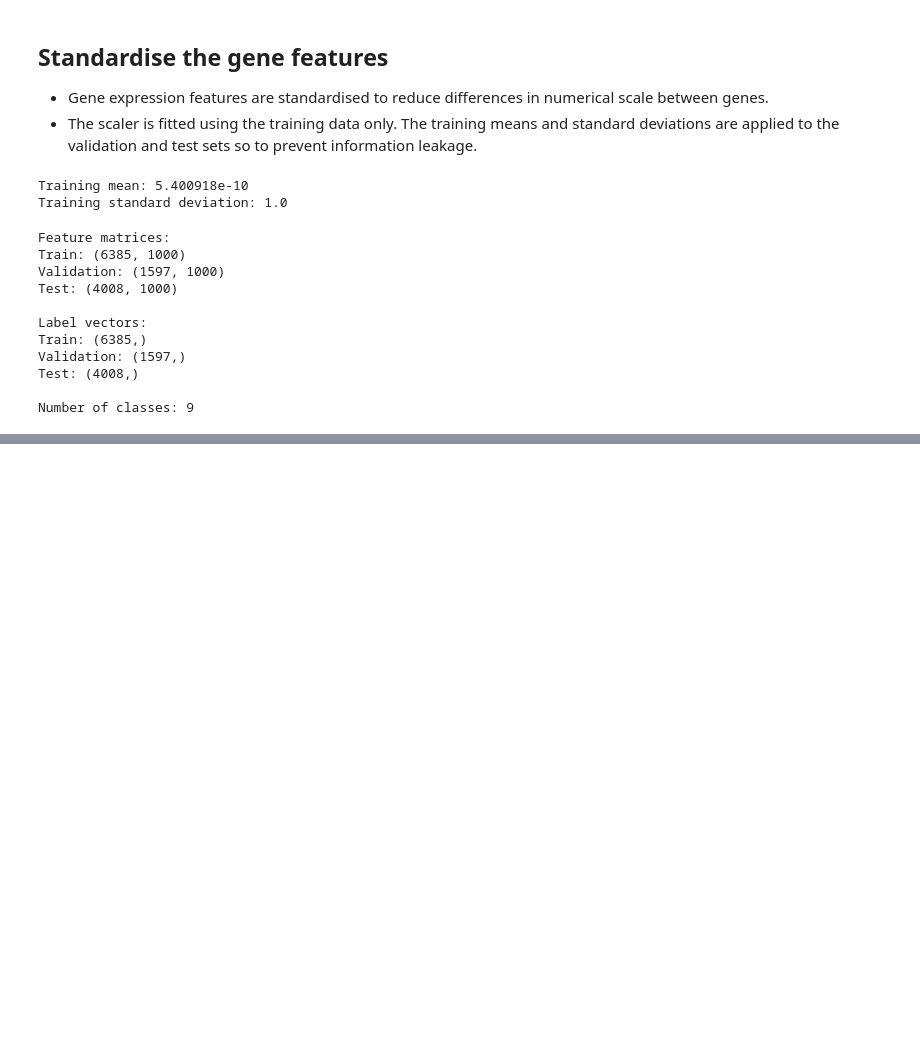
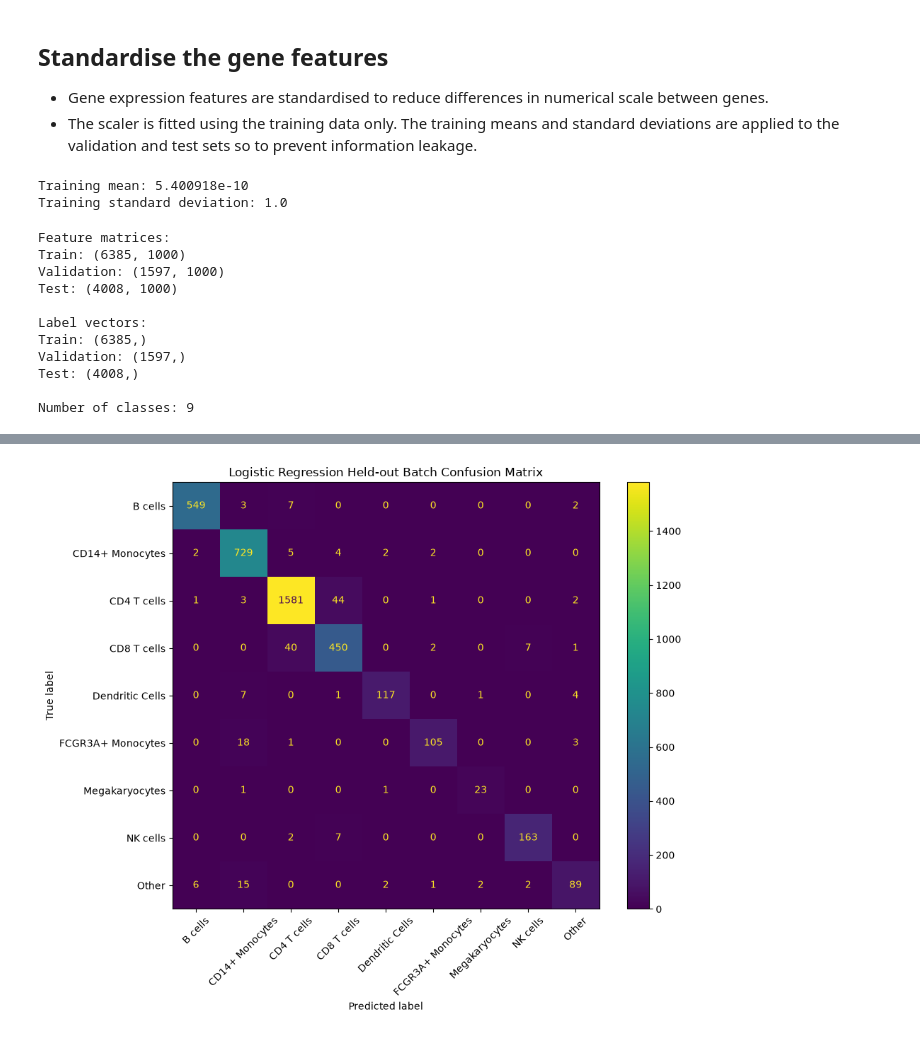
Before and after one commit to fionnualamoody/single-cell-interpretable-ml, a Jupyter notebook: notebooks/single_cell_data_exploration.ipynb, the cells around one changed output, grey strips where cells are left out. Cells and saved outputs as stored; diff of their text form; code cells hidden in the pictures; blank space fills up the shorter version.

```diff
--- a/notebooks/single_cell_data_exploration.ipynb
+++ b/notebooks/single_cell_data_exploration.ipynb
@@ -359,0 +451,22 @@ Number of classes: 9
+# %%
+# Evaluating LR on "Held-out" experimental batch
+test_predictions = baseline_model.predict(X_test_scaled)
+test_accuracy = accuracy_score(y_test, test_predictions)
+
+test_macro_f1 = f1_score(
+    y_test,
+    test_predictions,
+    average="macro"
+)
+
+print("Held-out test results")
+print(f"Accuracy: {test_accuracy:4f}")
+print(f"Macro F1: {test_macro_f1:4f}")
+
+print(
+    classification_report(
+        y_test,
+        test_predictions,
+        target_names=label_encoder.classes_
+    )
+)
@@ -359,0 +495,17 @@ Number of classes: 9
+# %%
+#  Held-out batch test confusion matrix
+fig,ax = plt.subplots(figsize=(10,8))
+
+ConfusionMatrixDisplay.from_predictions(
+    y_test,
+    test_predictions,
+    display_labels=label_encoder.classes_,
+    xticks_rotation=45,
+    ax=ax
+)
+
+ax.set_title("Logistic Regression Held-out Batch Confusion Matrix")
+plt.tight_layout()
+plt.show()
+# %% [output]
+[figure, added]
```
Also changed, not shown: parts of 8 cells of this notebook.
